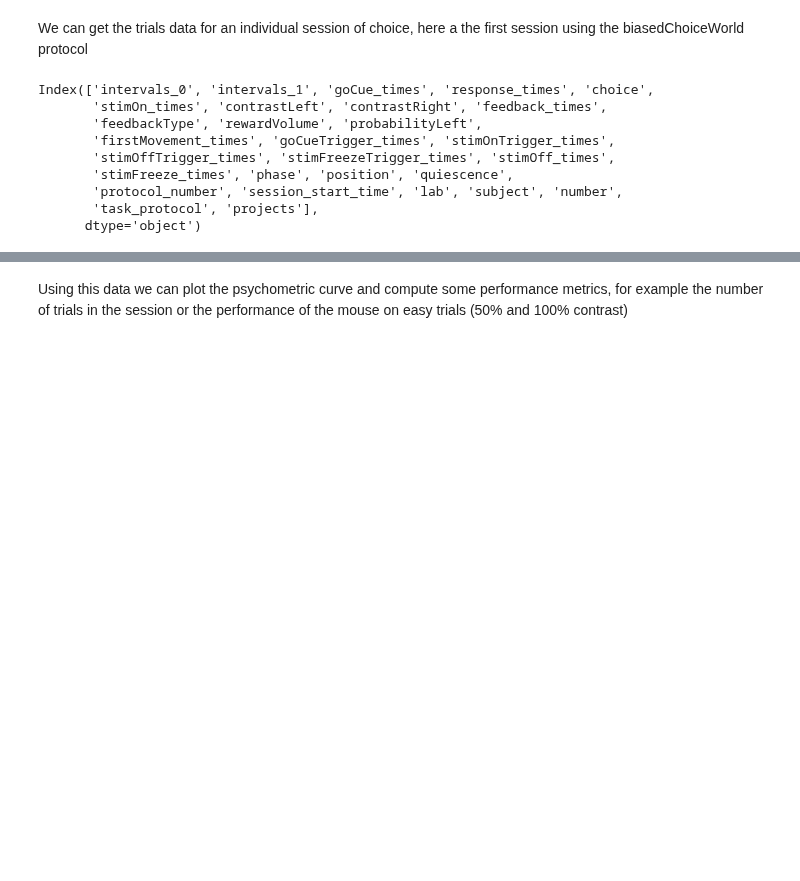
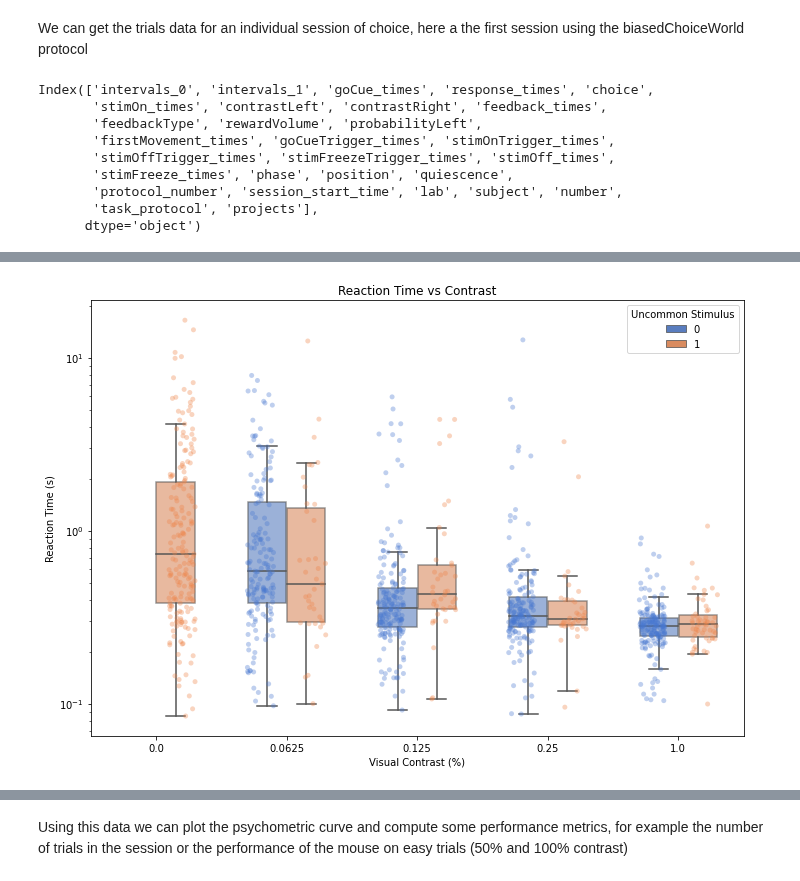
Before and after one commit to ellen-ying/NMA2026, a Jupyter notebook: projects/IBL_behavior_data.ipynb, the cells around one changed output, grey strips where cells are left out. Cells and saved outputs as stored; diff of their text form; code cells hidden in the pictures; blank space fills up the shorter version.

```diff
--- a/projects/IBL_behavior_data.ipynb
+++ b/projects/IBL_behavior_data.ipynb
@@ -134,0 +145,4 @@ dtype: object
+# %%
+# Add a new column to the biased_trials DataFrame to indicate whether the trial had an uncommon stimulus
+biased_trials['uncommon_stimulus'] = biased_trials.apply(lambda row: 0 if (row['probabilityLeft'] > 0.5 and row['contrastLeft'] > 0) or (row['probabilityLeft'] < 0.5 and row['contrastRight'] > 0) else 1, axis=1)
+biased_trials['uncommon_stimulus'].value_counts()
@@ -134,0 +154,4 @@ dtype: object
+# %%
+# Combine columns; if contrastLeft is NaN/0, it takes the value from contrastRight
+biased_trials["contrast"] = biased_trials["contrastLeft"].fillna(biased_trials["contrastRight"])
+biased_trials["contrast"].value_counts()
@@ -134,0 +166,4 @@ dtype: object
+# %%
+# Calculate reaction time for biased trials
+biased_trials['reaction_time'] = biased_trials['response_times'] - biased_trials['goCue_times']
+biased_trials['reaction_time'].describe()
@@ -134,0 +189,48 @@ dtype: object
+# %%
+# Remove trials with negative reaction times
+biased_trials = biased_trials[biased_trials['reaction_time'] >= 0]
+# %%
+# Create a single figure and axis
+fig, ax = plt.subplots(figsize=(10, 7))
+
+# 1. Plot the jittered scatter points first
+sns.stripplot(
+    data=biased_trials,
+    x="contrast",
+    y="reaction_time",
+    hue="uncommon_stimulus",
+    dodge=True,  # Separates categories horizontally
+    alpha=0.35,  # Makes dots translucent to show density
+    jitter=0.2,  # Spreads points laterally
+    palette="muted",
+    ax=ax,
+)
+
+# 2. Superimpose the Boxplot directly on top
+sns.boxplot(
+    data=biased_trials,
+    x="contrast",
+    y="reaction_time",
+    hue="uncommon_stimulus",
+    dodge=True,  # Must match the stripplot's dodge
+    width=0.6,  # Slightly narrower boxes
+    fliersize=0,  # Prevents drawing outliers twice
+    palette="muted",
+    boxprops=dict(alpha=0.6),  # Translucent boxes so points remain visible
+    ax=ax,
+)
+
+# 3. Clean up the duplicate legend entries
+handles, labels = ax.get_legend_handles_labels()
+ax.legend(handles[:2], labels[:2], title="Uncommon Stimulus")
+
+# Formatting the axis
+ax.set_title("Reaction Time vs Contrast")
+ax.set_xlabel("Visual Contrast (%)")
+ax.set_ylabel("Reaction Time (s)")
+ax.set_yscale("log")  # Using log scale to handle right-skewed reaction times
+
+plt.tight_layout()
+plt.show()
+# %% [output]
+[figure, added]
```
Also changed, not shown: parts of 14 cells of this notebook, 2 other files.
